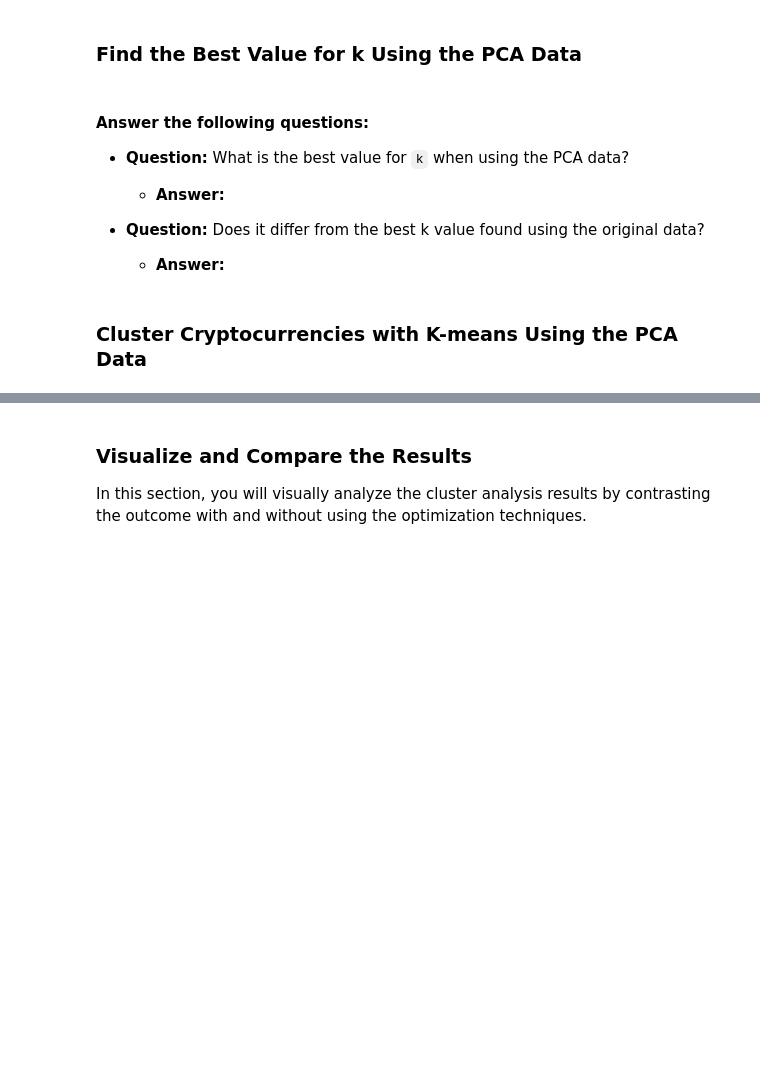
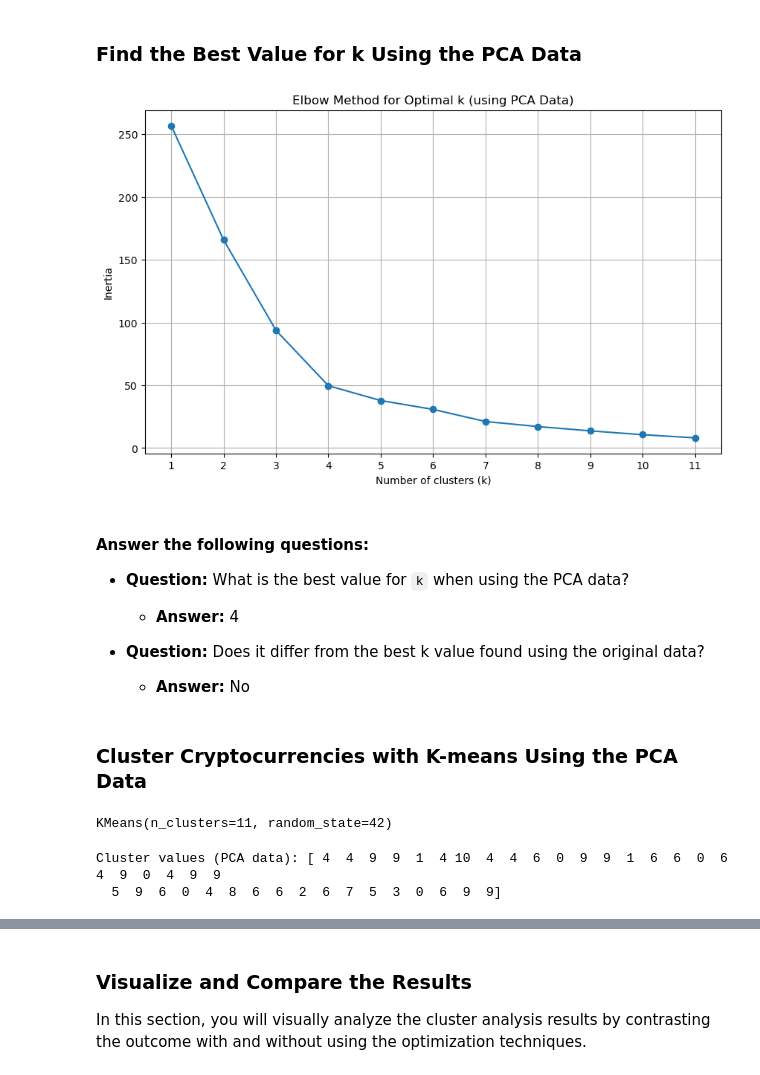
Before and after one commit to ipsitapurohit/CryptoClustering, a Jupyter notebook: Crypto_Clustering_starter_code.ipynb, the cells around one changed output, grey strips where cells are left out. Saved outputs shown, nothing was run; the diff lists cells and outputs as text; code cells hidden in the pictures; blank space fills up the shorter version.

```diff
--- a/Crypto_Clustering_starter_code.ipynb
+++ b/Crypto_Clustering_starter_code.ipynb
@@ -319,33 +319,52 @@ Sample data of the new DataFrame with PCA data:
 ### Find the Best Value for k Using the PCA Data
 # %%
 # Create a list with the number of k-values from 1 to 11
+k_values = list(range(1, 12))
 # %%
 # Create an empty list to store the inertia values
-
+inertia_values = []
 
 # Create a for loop to compute the inertia with each possible value of k
-# Inside the loop:
-# 1. Create a KMeans model using the loop counter for the n_clusters
-# 2. Fit the model to the data using `df_market_data_pca`
-# 3. Append the model.inertia_ to the inertia list
+for k in k_values:
+    # Inside the loop:
+    # 1. Create a KMeans model using the loop counter for the n_clusters
+    kmeans_model_pca = KMeans(n_clusters=k, random_state=42)
+
+    # 2. Fit the model to the data using `df_pca`
+    kmeans_model_pca.fit(df_pca)
+
+    # 3. Append the model.inertia_ to the inertia list
+    inertia_values.append(kmeans_model_pca.inertia_)
 # %%
 # Create a dictionary with the data to plot the Elbow curve
+elbow_data = {"k": k_values, "inertia": inertia_values}
 
 # Create a DataFrame with the data to plot the Elbow curve
+df_elbow = pd.DataFrame(elbow_data)
 # %%
 # Plot a line chart with all the inertia values computed with
 # the different values of k to visually identify the optimal value for k.
+plt.figure(figsize=(10, 6))
+plt.plot(df_elbow['k'], df_elbow['inertia'], marker='o')
+plt.title('Elbow Method for Optimal k (using PCA Data)')
+plt.xlabel('Number of clusters (k)')
+plt.ylabel('Inertia')
+plt.xticks(k_values)
+plt.grid(True)
+plt.show()
+# %% [output]
+[figure, added]
 # %% [markdown]
 #### Answer the following questions:
 
 * **Question:** What is the best value for `k` when using the PCA data?
 
-  * **Answer:**
+  * **Answer:** 4
 
 
 * **Question:** Does it differ from the best k value found using the original data?
 
-  * **Answer:**
+  * **Answer:** No
 # %% [markdown]
 ### Cluster Cryptocurrencies with K-means Using the PCA Data
 # %%
@@ -353,8 +373,16 @@ Sample data of the new DataFrame with PCA data:
 # %%
 # Fit the K-Means model using the PCA data
+kmeans_model_pca.fit(df_pca)
+# %% [output]
+KMeans(n_clusters=11, random_state=42)
 # %%
 # Predict the clusters to group the cryptocurrencies using the PCA data
+clusters_pca = kmeans_model_pca.predict(df_pca)
 
 # Print the resulting array of cluster values.
+print("Cluster values (PCA data):", clusters_pca)
+# %% [output]
+Cluster values (PCA data): [ 4  4  9  9  1  4 10  4  4  6  0  9  9  1  6  6  0  6  4  9  0  4  9  9
+  5  9  6  0  4  8  6  6  2  6  7  5  3  0  6  9  9]
 # %%
 # Create a copy of the DataFrame with the PCA data
```
Also changed, not shown: parts of 7 cells of this notebook.
